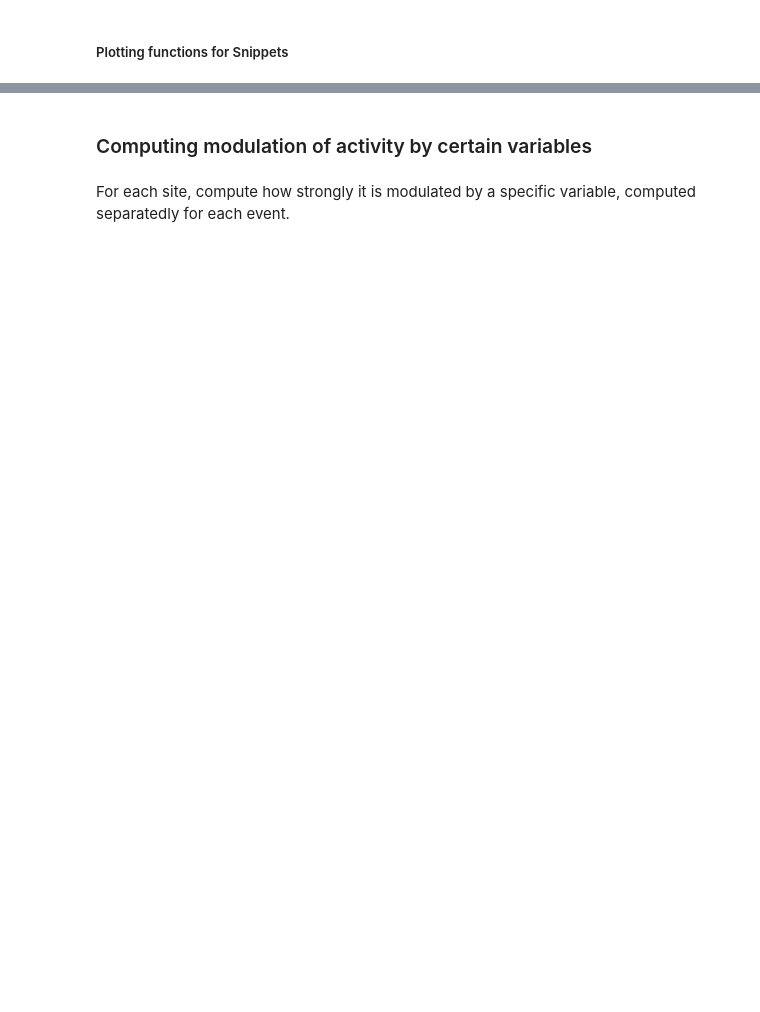
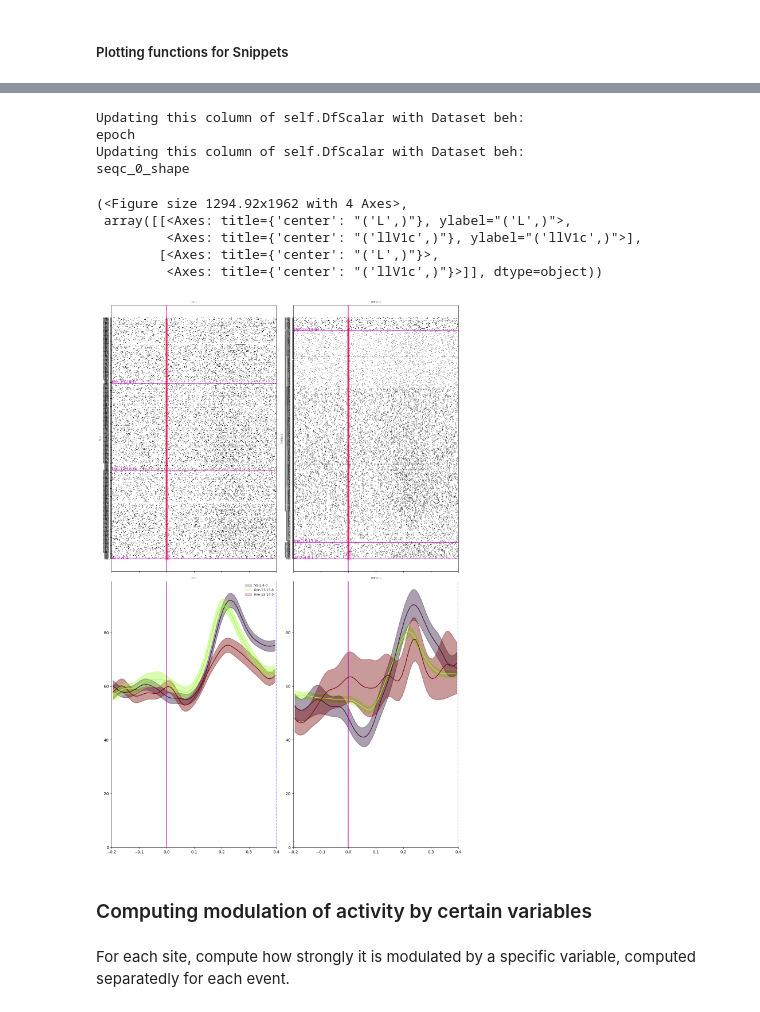
Before and after one commit to lucast4/neuralmonkey, a Jupyter notebook: neuralmonkey/notebooks_tutorials/230627_neural_preprocessing_tutorial_v3.ipynb, the cells around one changed output, grey strips where cells are left out. Saved outputs shown, nothing was run; the diff lists cells and outputs as text; code cells hidden in the pictures; blank space fills up the shorter version.

```diff
--- a/neuralmonkey/notebooks_tutorials/230627_neural_preprocessing_tutorial_v3.ipynb
+++ b/neuralmonkey/notebooks_tutorials/230627_neural_preprocessing_tutorial_v3.ipynb
@@ -459,9 +354,23 @@ SP.plotgood_rasters_smfr_each_level_combined(chan, var="seqc_0_shape", event=eve
 # %%
 # you can further split data based on conjucntions of another set of variables.
 
 # For example, let's make that same plot, but split subplots by epoch.
-SP.datasetbeh_append_column("epoch", sn.Datasetbeh) # assign epoch to SP
-SP.plotgood_rasters_smfr_each_level_combined(chan, var="event", vars_others=["epoch"]) # plot
+SP.datasetbeh_append_column("epoch") # assign epoch to SP
+SP.datasetbeh_append_column("seqc_0_shape") # assign epoch to SP
+# SP.plotgood_rasters_smfr_each_level_combined(chan, var="event", vars_others=["epoch"]) # plot
+event = "03_samp"
+SP.plotgood_rasters_smfr_each_level_combined(chan, event=event, var="seqc_0_shape", vars_others=["epoch"]); # plot
+# %% [output]
+Updating this column of self.DfScalar with Dataset beh:
+epoch
+Updating this column of self.DfScalar with Dataset beh:
+seqc_0_shape
+(<Figure size 1294.92x1962 with 4 Axes>,
+ array([[<Axes: title={'center': "('L',)"}, ylabel="('L',)">,
+         <Axes: title={'center': "('llV1c',)"}, ylabel="('llV1c',)">],
+        [<Axes: title={'center': "('L',)"}>,
+         <Axes: title={'center': "('llV1c',)"}>]], dtype=object))
+[figure, added]
 # %%
 # We can plot the same data, but flipping which variable
 SP.plotgood_rasters_smfr_each_level_combined(chan, var="epoch", vars_others=["event"]) # plot
```
Also changed, not shown: parts of 49 cells of this notebook, 1 other file.
